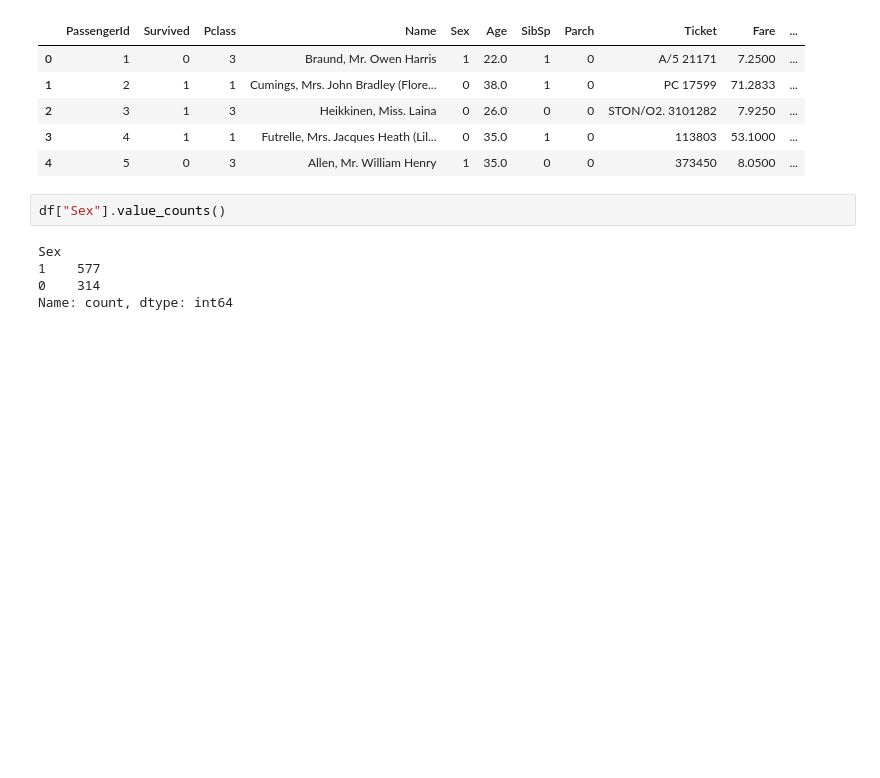
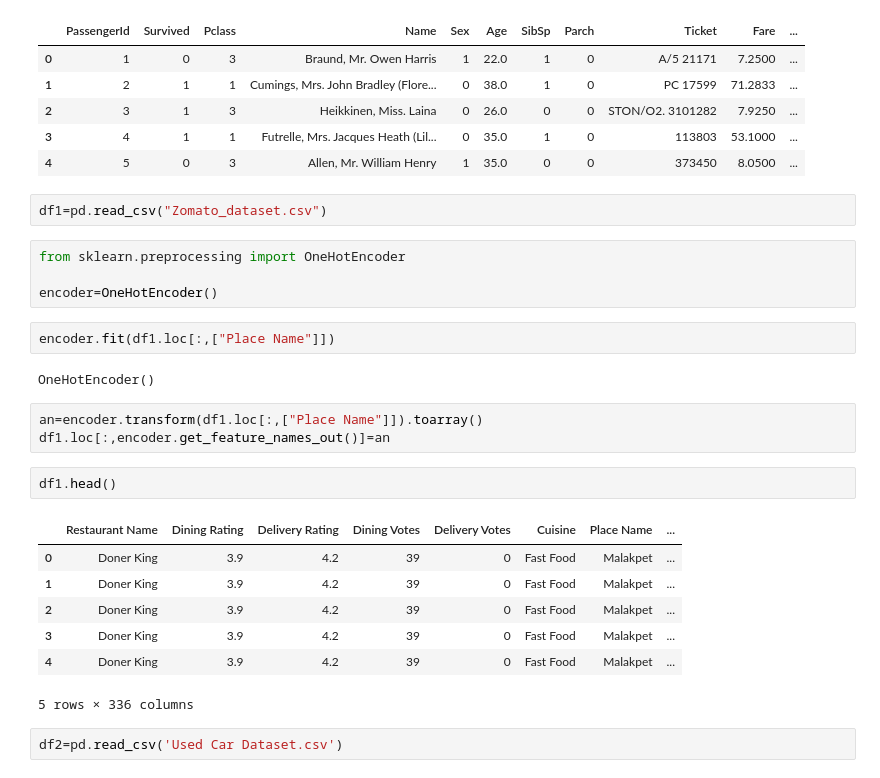
Before and after one commit to nikhildhimam25-cmyk/python, a Jupyter notebook: python/ds/feature_engineerg.ipynb, the cells around one changed output. Saved outputs shown, nothing was run; the diff lists cells and outputs as text; blank space fills up the shorter version.

```diff
--- a/python/ds/feature_engineerg.ipynb
+++ b/python/ds/feature_engineerg.ipynb
@@ -47,9 +47,27 @@ df.head()
 | 3 | 4 | 1 | 1 | Futrelle, Mrs. Jacques Heath (Lil... | 0 | 35.0 | 1 | 0 | 113803 | 53.1000 | ... |
 | 4 | 5 | 0 | 3 | Allen, Mr. William Henry | 1 | 35.0 | 0 | 0 | 373450 | 8.0500 | ... |
 # %%
-df["Sex"].value_counts()
+df1=pd.read_csv("Zomato_dataset.csv")
-# %% [output]
-Sex
-1    577
-0    314
-Name: count, dtype: int64
+# %%
+from sklearn.preprocessing import OneHotEncoder
+
+encoder=OneHotEncoder()
+# %%
+encoder.fit(df1.loc[:,["Place Name"]])
+# %% [output]
+OneHotEncoder()
+# %%
+an=encoder.transform(df1.loc[:,["Place Name"]]).toarray()
+df1.loc[:,encoder.get_feature_names_out()]=an
+# %%
+df1.head()
+# %% [output]
+|  | Restaurant Name | Dining Rating | Delivery Rating | Dining Votes | Delivery Votes | Cuisine | Place Name | ... |
+| 0 | Doner King | 3.9 | 4.2 | 39 | 0 | Fast Food | Malakpet | ... |
+| 1 | Doner King | 3.9 | 4.2 | 39 | 0 | Fast Food | Malakpet | ... |
+| 2 | Doner King | 3.9 | 4.2 | 39 | 0 | Fast Food | Malakpet | ... |
+| 3 | Doner King | 3.9 | 4.2 | 39 | 0 | Fast Food | Malakpet | ... |
+| 4 | Doner King | 3.9 | 4.2 | 39 | 0 | Fast Food | Malakpet | ... |
+5 rows × 336 columns
+# %%
+df2=pd.read_csv('Used Car Dataset.csv')
```
Also changed, not shown: parts of 1 cell of this notebook, 22 other files.
